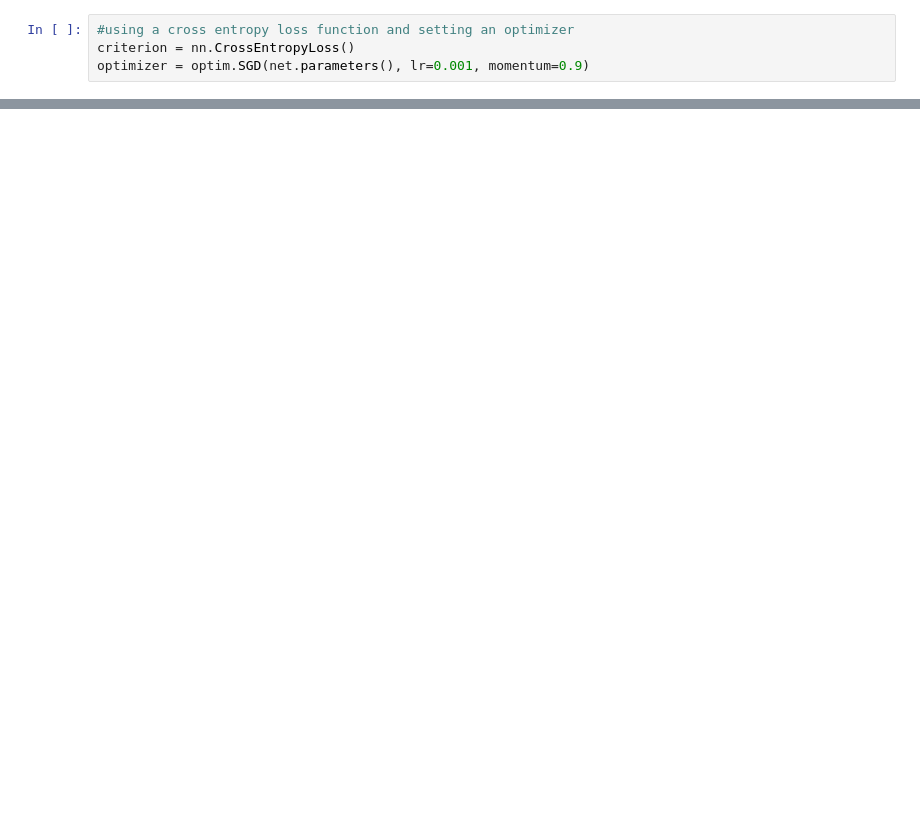
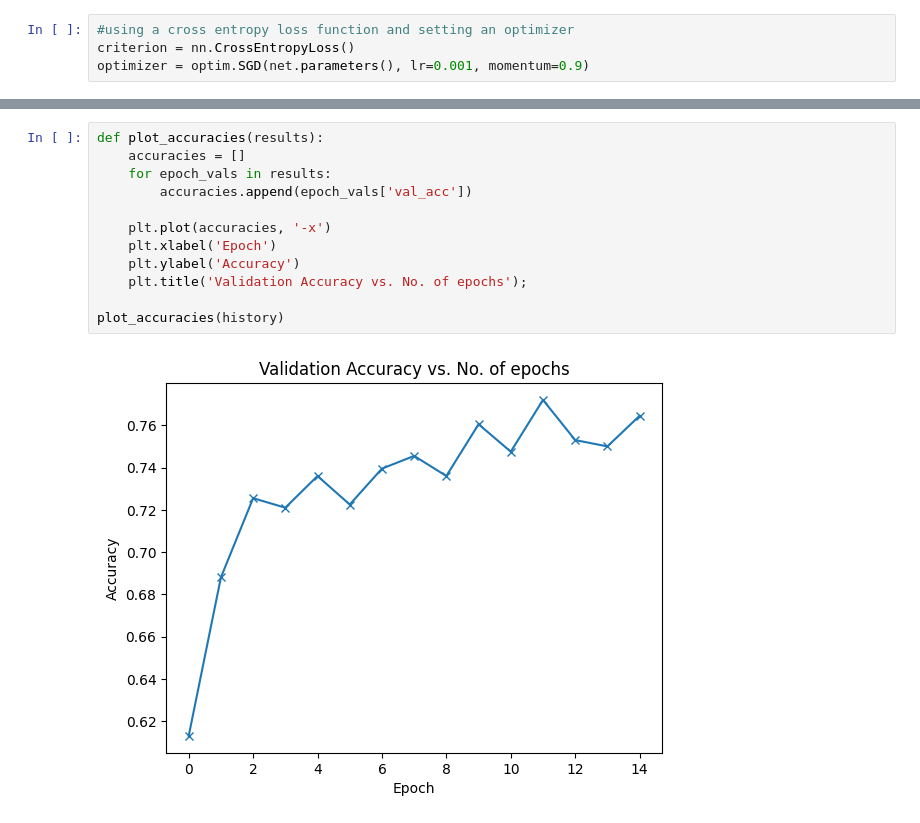
Before and after one commit to cehune/CIFAR-10-Image-Classifier, a Jupyter notebook: CIFAR-10 Classifier.ipynb, the cells around one changed output, grey strips where cells are left out. Drawn from its saved outputs; the diff is of its cells as text; blank space fills up the shorter version.

```diff
--- a/CIFAR-10 Classifier.ipynb
+++ b/CIFAR-10 Classifier.ipynb
@@ -258,3 +303,17 @@ Actual:  frog          Predicted:  frog
+# %%
+def plot_accuracies(results):
+    accuracies = []
+    for epoch_vals in results:
+        accuracies.append(epoch_vals['val_acc'])
+
+    plt.plot(accuracies, '-x')
+    plt.xlabel('Epoch')
+    plt.ylabel('Accuracy')
+    plt.title('Validation Accuracy vs. No. of epochs');
+
+plot_accuracies(history)
+# %% [output]
+[figure, added]
 # %%
 correct = 0
 total = 0
```
Also changed, not shown: parts of 14 cells of this notebook.
